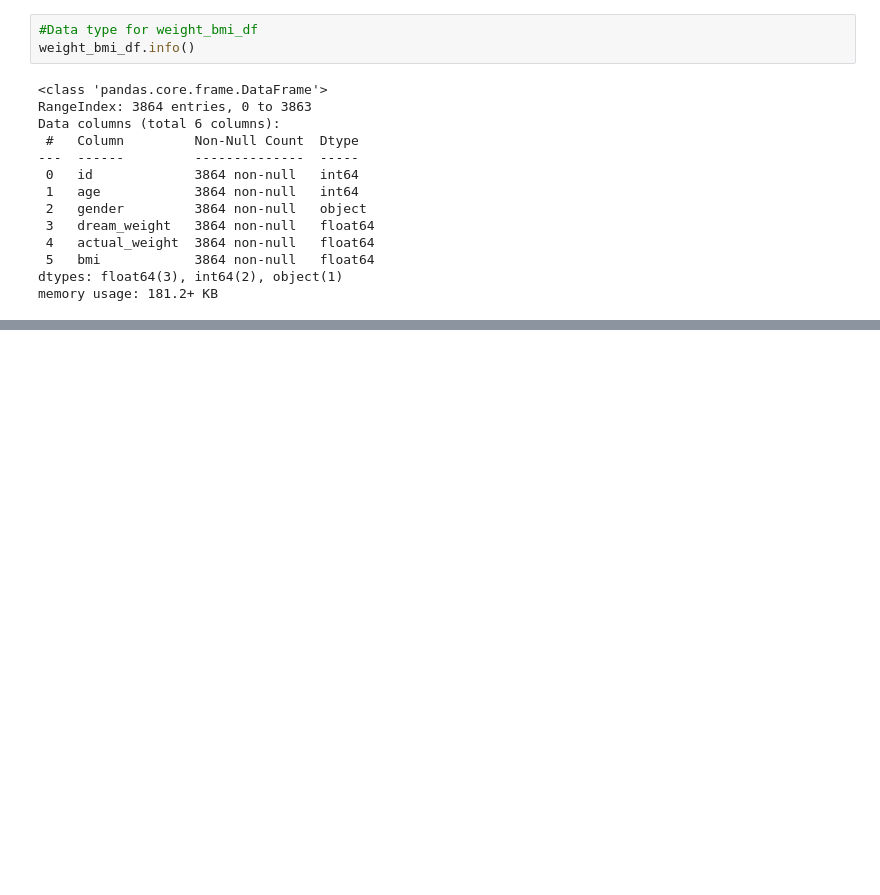
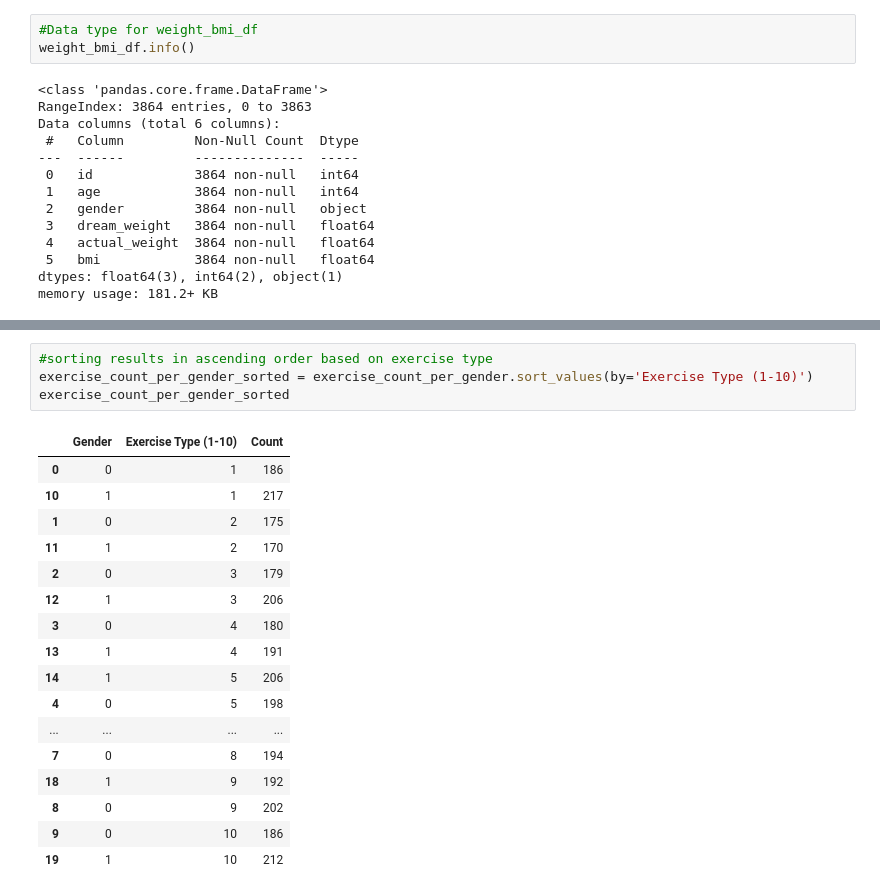
Before and after one commit to Zoouri/Project-3---Group-3, a Jupyter notebook: main_codes.ipynb, the cells around one changed output, grey strips where cells are left out. Cells and saved outputs as stored; diff of their text form; blank space fills up the shorter version.

```diff
--- a/main_codes.ipynb
+++ b/main_codes.ipynb
@@ -145,0 +422,22 @@ memory usage: 181.2+ KB
+# %%
+#sorting results in ascending order based on exercise type
+exercise_count_per_gender_sorted = exercise_count_per_gender.sort_values(by='Exercise Type (1-10)')
+exercise_count_per_gender_sorted
+# %% [output]
+|  | Gender | Exercise Type (1-10) | Count |
+| 0 | 0 | 1 | 186 |
+| 10 | 1 | 1 | 217 |
+| 1 | 0 | 2 | 175 |
+| 11 | 1 | 2 | 170 |
+| 2 | 0 | 3 | 179 |
+| 12 | 1 | 3 | 206 |
+| 3 | 0 | 4 | 180 |
+| 13 | 1 | 4 | 191 |
+| 14 | 1 | 5 | 206 |
+| 4 | 0 | 5 | 198 |
+| ... | ... | ... | ... |
+| 7 | 0 | 8 | 194 |
+| 18 | 1 | 9 | 192 |
+| 8 | 0 | 9 | 202 |
+| 9 | 0 | 10 | 186 |
+| 19 | 1 | 10 | 212 |
```
Also changed, not shown: parts of 19 cells of this notebook, 4 other files.
